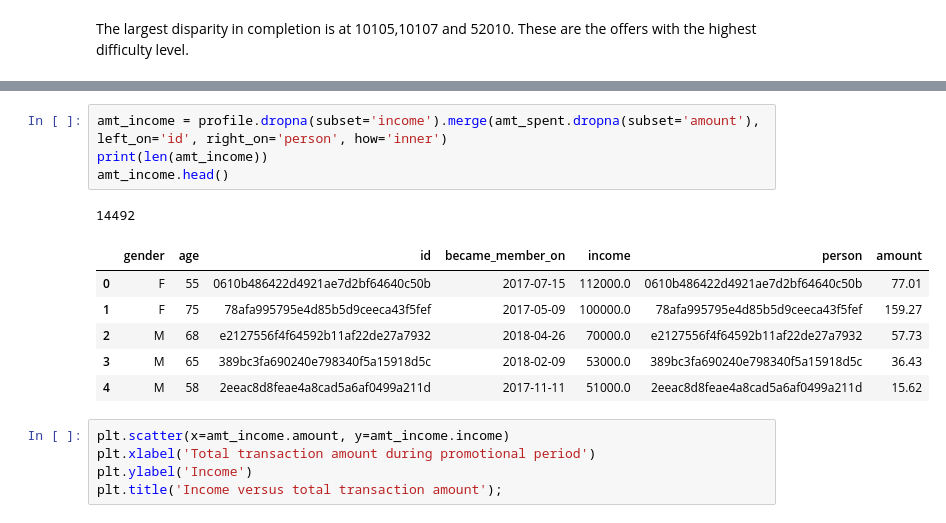
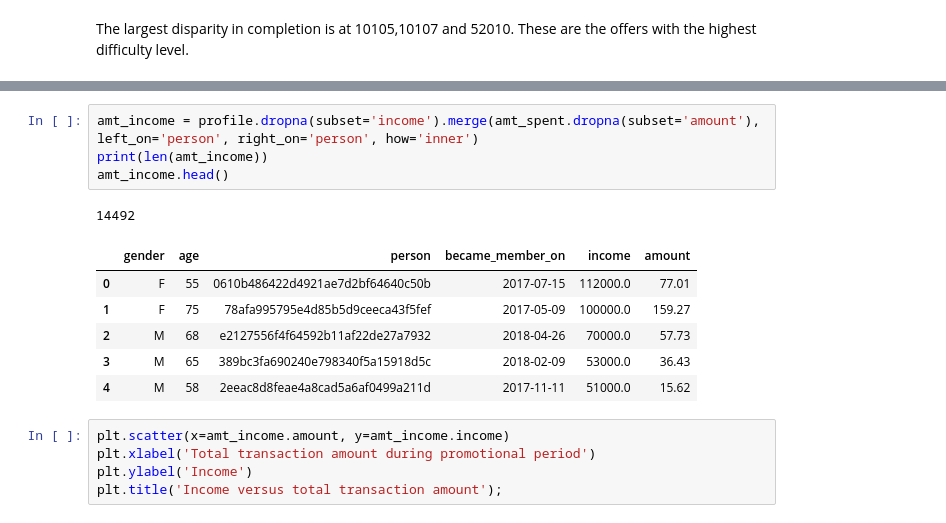
Before and after one commit to mikeolubode/Starbucks_Recommendation_FunkSVD, a Jupyter notebook: Starbucks_Capstone_notebook.ipynb, the cells around one changed output, grey strips where cells are left out. Drawn from its saved outputs; the diff is of its cells as text.

```diff
--- a/Starbucks_Capstone_notebook.ipynb
+++ b/Starbucks_Capstone_notebook.ipynb
@@ -420,15 +457,15 @@ The largest disparity in completion is at 10105,10107 and 52010. These are the o
 # %%
-amt_income = profile.dropna(subset='income').merge(amt_spent.dropna(subset='amount'), left_on='id', right_on='person', how='inner')
+amt_income = profile.dropna(subset='income').merge(amt_spent.dropna(subset='amount'), left_on='person', right_on='person', how='inner')
 print(len(amt_income))
 amt_income.head()
 # %% [output]
 14492
-|  | gender | age | id | became_member_on | income | person | amount |
-| 0 | F | 55 | 0610b486422d4921ae7d2bf64640c50b | 2017-07-15 | 112000.0 | 0610b486422d4921ae7d2bf64640c50b | 77.01 |
-| 1 | F | 75 | 78afa995795e4d85b5d9ceeca43f5fef | 2017-05-09 | 100000.0 | 78afa995795e4d85b5d9ceeca43f5fef | 159.27 |
-| 2 | M | 68 | e2127556f4f64592b11af22de27a7932 | 2018-04-26 | 70000.0 | e2127556f4f64592b11af22de27a7932 | 57.73 |
-| 3 | M | 65 | 389bc3fa690240e798340f5a15918d5c | 2018-02-09 | 53000.0 | 389bc3fa690240e798340f5a15918d5c | 36.43 |
-| 4 | M | 58 | 2eeac8d8feae4a8cad5a6af0499a211d | 2017-11-11 | 51000.0 | 2eeac8d8feae4a8cad5a6af0499a211d | 15.62 |
+|  | gender | age | person | became_member_on | income | amount |
+| 0 | F | 55 | 0610b486422d4921ae7d2bf64640c50b | 2017-07-15 | 112000.0 | 77.01 |
+| 1 | F | 75 | 78afa995795e4d85b5d9ceeca43f5fef | 2017-05-09 | 100000.0 | 159.27 |
+| 2 | M | 68 | e2127556f4f64592b11af22de27a7932 | 2018-04-26 | 70000.0 | 57.73 |
+| 3 | M | 65 | 389bc3fa690240e798340f5a15918d5c | 2018-02-09 | 53000.0 | 36.43 |
+| 4 | M | 58 | 2eeac8d8feae4a8cad5a6af0499a211d | 2017-11-11 | 51000.0 | 15.62 |
 # %%
 plt.scatter(x=amt_income.amount, y=amt_income.income)
 plt.xlabel('Total transaction amount during promotional period')
```
Also changed, not shown: parts of 46 cells of this notebook, 11 other files.
